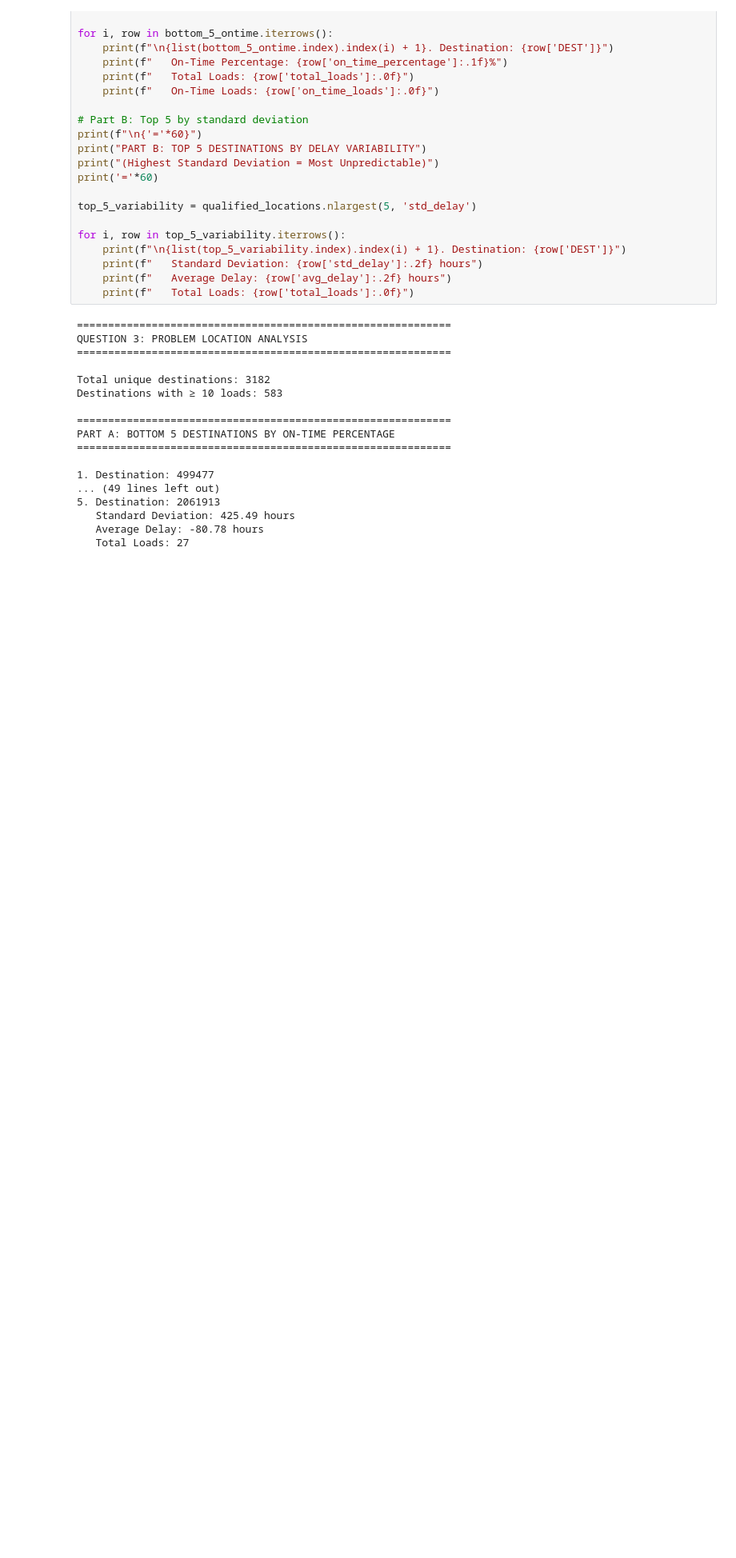
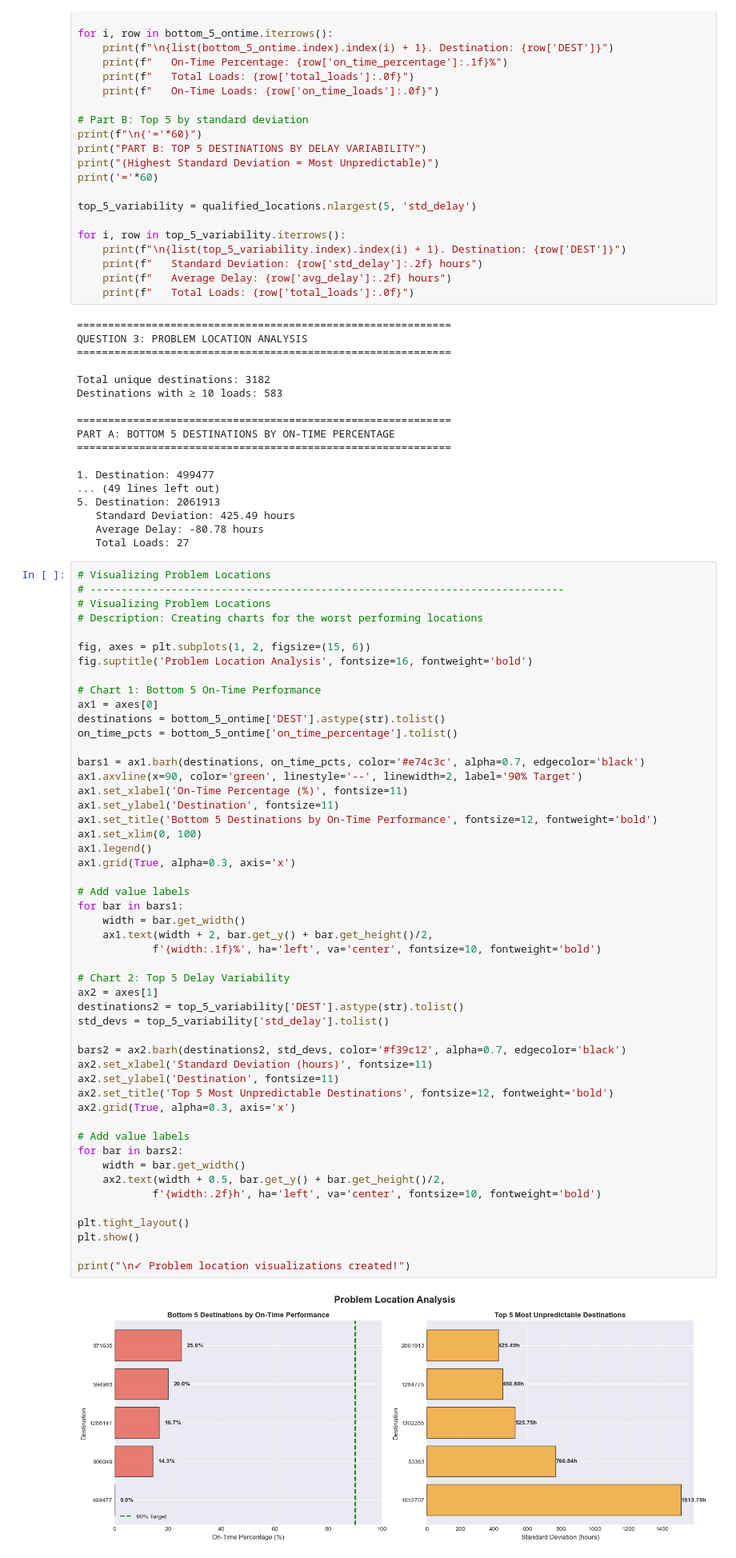
Before and after one commit to vmieres/Delivery-Performance, a Jupyter notebook: Delivery_Performance.ipynb, the cells around one changed output. Shown: that part at 80% size. Cells and saved outputs as stored; diff of their text form; blank space fills up the shorter version.

```diff
--- a/Delivery_Performance.ipynb
+++ b/Delivery_Performance.ipynb
@@ -465,3 +465,55 @@ PART A: BOTTOM 5 DESTINATIONS BY ON-TIME PERCENTAGE
    Standard Deviation: 425.49 hours
    Average Delay: -80.78 hours
    Total Loads: 27
+# %%
+# Visualizing Problem Locations
+# ----------------------------------------------------------------------------
+# Visualizing Problem Locations
+# Description: Creating charts for the worst performing locations
+
+fig, axes = plt.subplots(1, 2, figsize=(15, 6))
+fig.suptitle('Problem Location Analysis', fontsize=16, fontweight='bold')
+
+# Chart 1: Bottom 5 On-Time Performance
+ax1 = axes[0]
+destinations = bottom_5_ontime['DEST'].astype(str).tolist()
+on_time_pcts = bottom_5_ontime['on_time_percentage'].tolist()
+
+bars1 = ax1.barh(destinations, on_time_pcts, color='#e74c3c', alpha=0.7, edgecolor='black')
+ax1.axvline(x=90, color='green', linestyle='--', linewidth=2, label='90% Target')
+ax1.set_xlabel('On-Time Percentage (%)', fontsize=11)
+ax1.set_ylabel('Destination', fontsize=11)
+ax1.set_title('Bottom 5 Destinations by On-Time Performance', fontsize=12, fontweight='bold')
+ax1.set_xlim(0, 100)
+ax1.legend()
+ax1.grid(True, alpha=0.3, axis='x')
+
+# Add value labels
+for bar in bars1:
+    width = bar.get_width()
+    ax1.text(width + 2, bar.get_y() + bar.get_height()/2,
+            f'{width:.1f}%', ha='left', va='center', fontsize=10, fontweight='bold')
+
+# Chart 2: Top 5 Delay Variability
+ax2 = axes[1]
+destinations2 = top_5_variability['DEST'].astype(str).tolist()
+std_devs = top_5_variability['std_delay'].tolist()
+
+bars2 = ax2.barh(destinations2, std_devs, color='#f39c12', alpha=0.7, edgecolor='black')
+ax2.set_xlabel('Standard Deviation (hours)', fontsize=11)
+ax2.set_ylabel('Destination', fontsize=11)
+ax2.set_title('Top 5 Most Unpredictable Destinations', fontsize=12, fontweight='bold')
+ax2.grid(True, alpha=0.3, axis='x')
+
+# Add value labels
+for bar in bars2:
+    width = bar.get_width()
+    ax2.text(width + 0.5, bar.get_y() + bar.get_height()/2,
+            f'{width:.2f}h', ha='left', va='center', fontsize=10, fontweight='bold')
+
+plt.tight_layout()
+plt.show()
+
+print("\n✓ Problem location visualizations created!")
+# %% [output]
+[figure, added]
```
Also changed, not shown: parts of 2 cells of this notebook.
